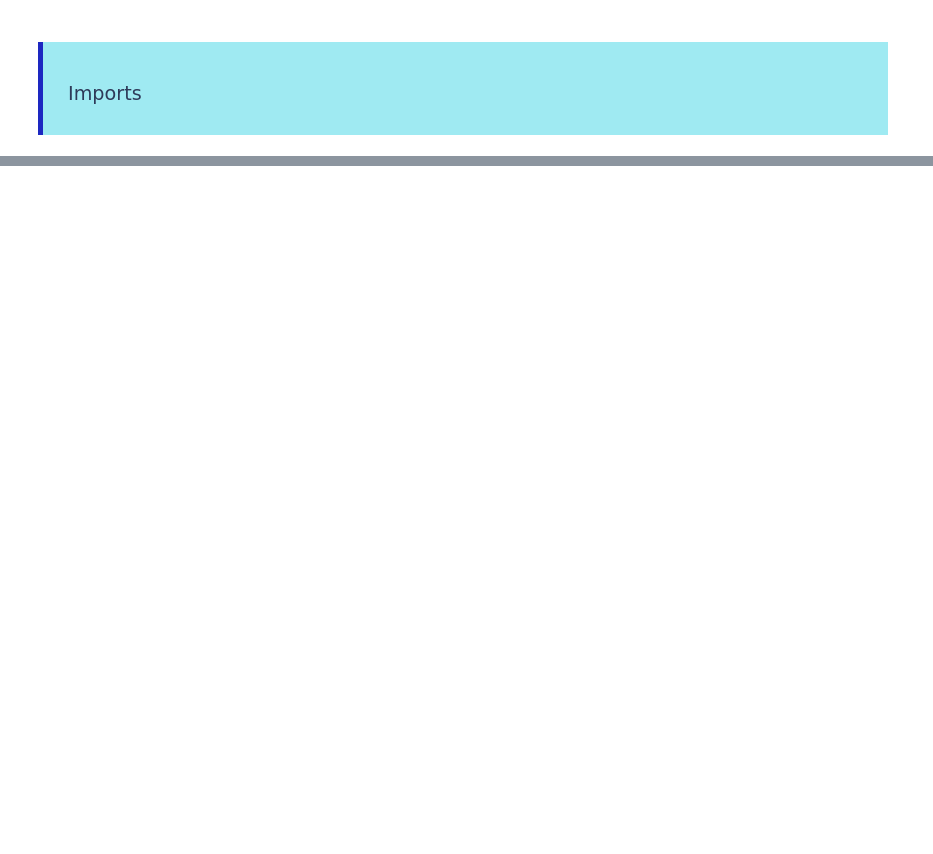
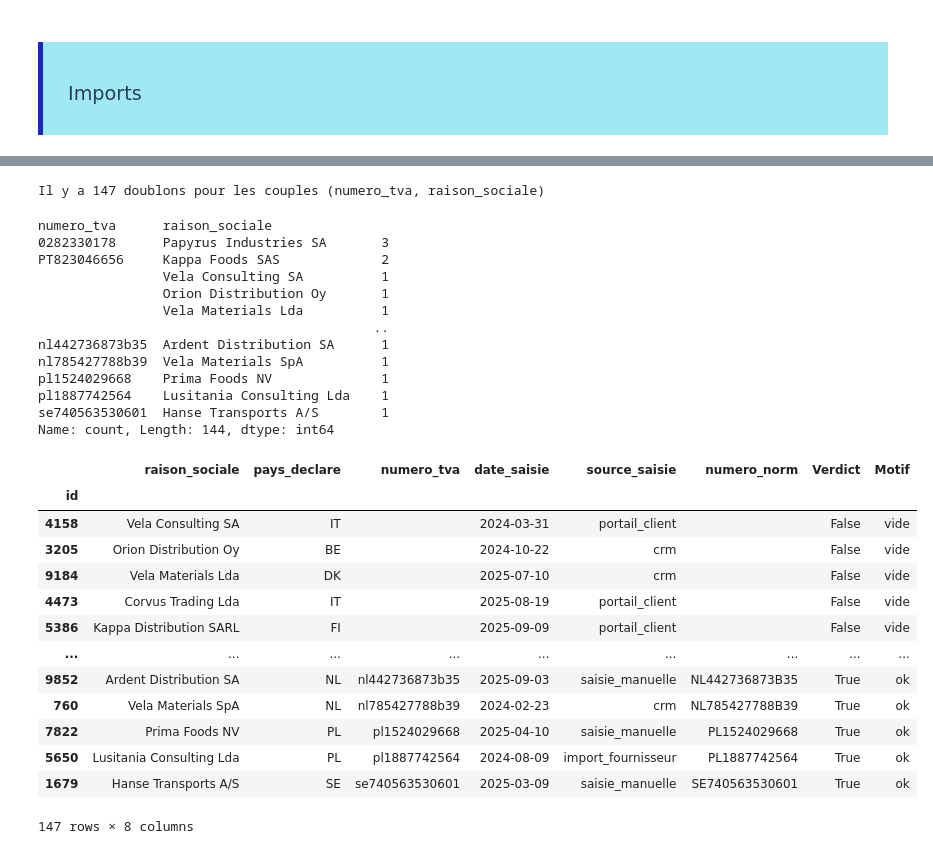
Before and after one commit to Franck-LF/TVA-Intracommunautaire, a Jupyter notebook: notebook/nettoyage.ipynb, the cells around one changed output, grey strips where cells are left out. Saved outputs shown, nothing was run; the diff lists cells and outputs as text; code cells hidden in the pictures; blank space fills up the shorter version.

```diff
--- a/notebook/nettoyage.ipynb
+++ b/notebook/nettoyage.ipynb
@@ -87,0 +94,14 @@ dtype: object
+# %%
+# Normalisation des numéros
+df_csv['numero_norm'] = df_csv['numero_tva'].apply(normaliser)
+
+# Validation des numéros
+resultats = df_csv['numero_norm'].apply(valider)
+
+df_csv[['Verdict', 'Motif']] = pd.DataFrame(
+    resultats.tolist(),
+    index=df_csv.index,
+    columns=['Verdict', 'Motif']
+)
+
+df_csv.sample(10)
@@ -87,0 +239,35 @@ dtype: object
+# %%
+# Doublon sur les numéros de TVA
+df_duplicate = df_csv[df_csv[['numero_tva', 'raison_sociale']].duplicated()].sort_values(by='numero_tva')
+print(f'Il y a {df_duplicate.shape[0]} doublons pour les couples (numero_tva, raison_sociale)')
+display(df_duplicate.value_counts(['numero_tva', 'raison_sociale']))
+df_duplicate
+# %% [output]
+Il y a 147 doublons pour les couples (numero_tva, raison_sociale)
+numero_tva      raison_sociale
+0282330178      Papyrus Industries SA       3
+PT823046656     Kappa Foods SAS             2
+                Vela Consulting SA          1
+                Orion Distribution Oy       1
+                Vela Materials Lda          1
+                                           ..
+nl442736873b35  Ardent Distribution SA      1
+nl785427788b39  Vela Materials SpA          1
+pl1524029668    Prima Foods NV              1
+pl1887742564    Lusitania Consulting Lda    1
+se740563530601  Hanse Transports A/S        1
+Name: count, Length: 144, dtype: int64
+|  | raison_sociale | pays_declare | numero_tva | date_saisie | source_saisie | numero_norm | Verdict | Motif |
+| id |  |  |  |  |  |  |  |  |
+| 4158 | Vela Consulting SA | IT |  | 2024-03-31 | portail_client |  | False | vide |
+| 3205 | Orion Distribution Oy | BE |  | 2024-10-22 | crm |  | False | vide |
+| 9184 | Vela Materials Lda | DK |  | 2025-07-10 | crm |  | False | vide |
+| 4473 | Corvus Trading Lda | IT |  | 2025-08-19 | portail_client |  | False | vide |
+| 5386 | Kappa Distribution SARL | FI |  | 2025-09-09 | portail_client |  | False | vide |
+| ... | ... | ... | ... | ... | ... | ... | ... | ... |
+| 9852 | Ardent Distribution SA | NL | nl442736873b35 | 2025-09-03 | saisie_manuelle | NL442736873B35 | True | ok |
+| 760 | Vela Materials SpA | NL | nl785427788b39 | 2024-02-23 | crm | NL785427788B39 | True | ok |
+| 7822 | Prima Foods NV | PL | pl1524029668 | 2025-04-10 | saisie_manuelle | PL1524029668 | True | ok |
+| 5650 | Lusitania Consulting Lda | PL | pl1887742564 | 2024-08-09 | import_fournisseur | PL1887742564 | True | ok |
+| 1679 | Hanse Transports A/S | SE | se740563530601 | 2025-03-09 | saisie_manuelle | SE740563530601 | True | ok |
+147 rows × 8 columns
```
Also changed, not shown: parts of 19 cells of this notebook, 2 other files.
